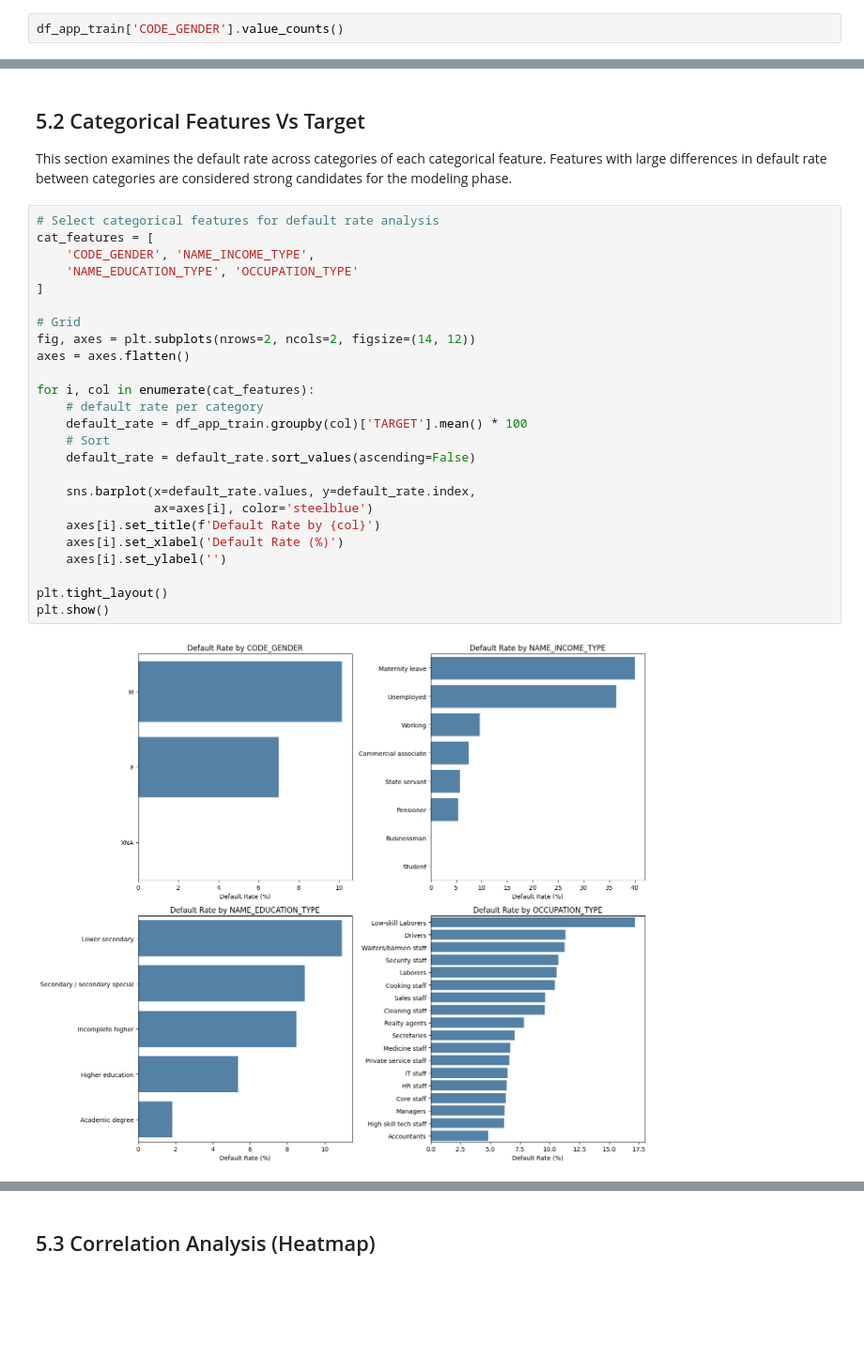
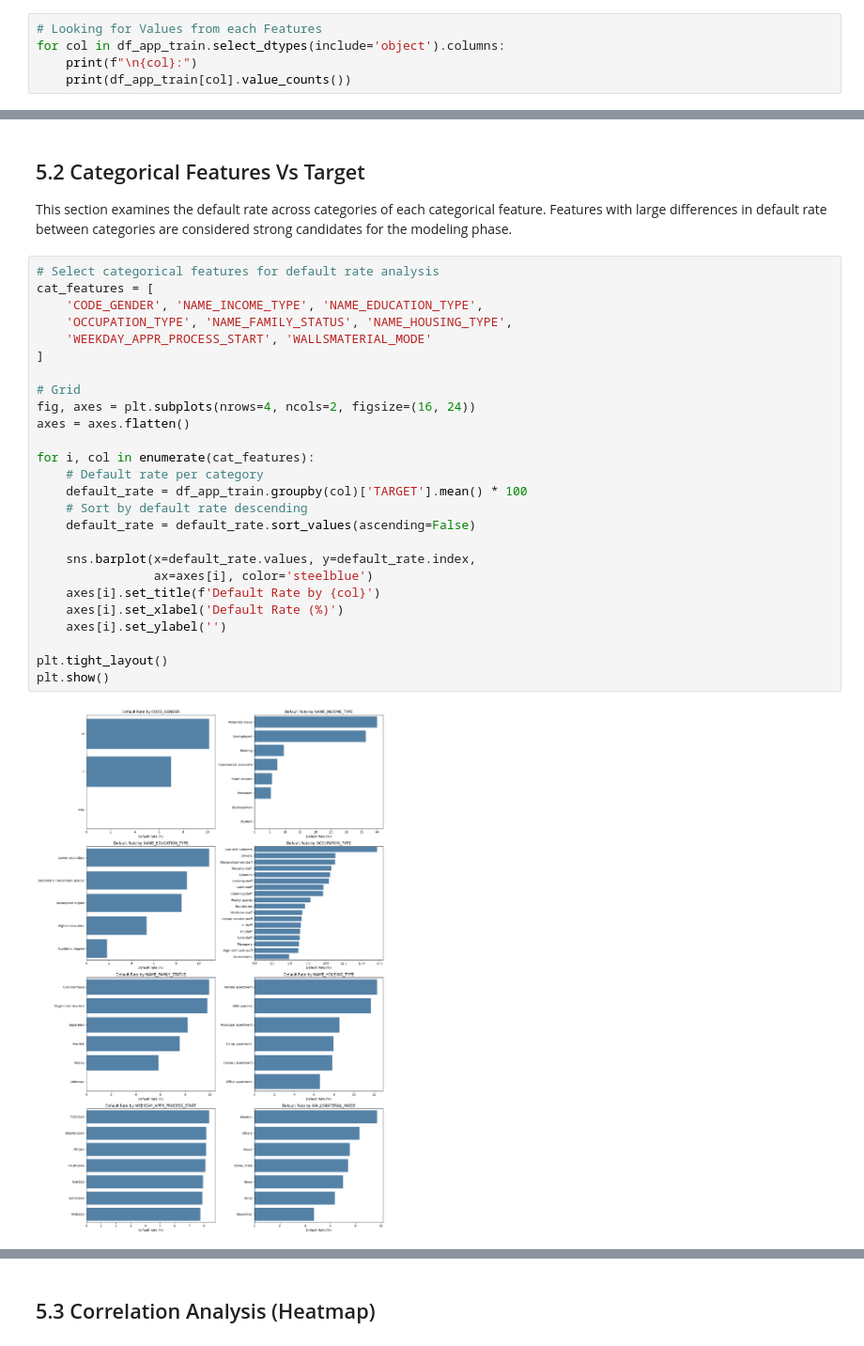
Before and after one commit to oknardo/Home_Credit_Scorecard_Model, a Jupyter notebook: EDA_application_train.ipynb, the cells around one changed output, grey strips where cells are left out. Shown at 94% size. Saved outputs shown, nothing was run; the diff lists cells and outputs as text; blank space fills up the shorter version.

Commit message:
Update CatF to Def Rate Analysis

```diff
--- a/EDA_application_train.ipynb
+++ b/EDA_application_train.ipynb
@@ -633,5 +633,8 @@ cat_summary
 | WALLSMATERIAL_MODE | 7 | Panel | 66040 | 43.69 |
 | EMERGENCYSTATE_MODE | 2 | No | 159428 | 98.56 |
 # %%
-df_app_train['CODE_GENDER'].value_counts()
+# Looking for Values from each Features
+for col in df_app_train.select_dtypes(include='object').columns:
+    print(f"\n{col}:")
+    print(df_app_train[col].value_counts())
 # %% [output]
@@ -845,27 +854,28 @@ strong candidates for the modeling phase.
 # %%
 # Select categorical features for default rate analysis
 cat_features = [
-    'CODE_GENDER', 'NAME_INCOME_TYPE',
-    'NAME_EDUCATION_TYPE', 'OCCUPATION_TYPE'
+    'CODE_GENDER', 'NAME_INCOME_TYPE', 'NAME_EDUCATION_TYPE',
+    'OCCUPATION_TYPE', 'NAME_FAMILY_STATUS', 'NAME_HOUSING_TYPE',
+    'WEEKDAY_APPR_PROCESS_START', 'WALLSMATERIAL_MODE'
 ]
 
 # Grid
-fig, axes = plt.subplots(nrows=2, ncols=2, figsize=(14, 12))
+fig, axes = plt.subplots(nrows=4, ncols=2, figsize=(16, 24))
 axes = axes.flatten()
 
 for i, col in enumerate(cat_features):
-    # default rate per category
+    # Default rate per category
     default_rate = df_app_train.groupby(col)['TARGET'].mean() * 100
-    # Sort
+    # Sort by default rate descending
     default_rate = default_rate.sort_values(ascending=False)
 
     sns.barplot(x=default_rate.values, y=default_rate.index,
                 ax=axes[i], color='steelblue')
     axes[i].set_title(f'Default Rate by {col}')
     axes[i].set_xlabel('Default Rate (%)')
     axes[i].set_ylabel('')
 
 plt.tight_layout()
 plt.show()
 # %% [output]
-[figure, old version]
+[figure, new version]
```
Also changed, not shown: parts of 5 cells of this notebook.
